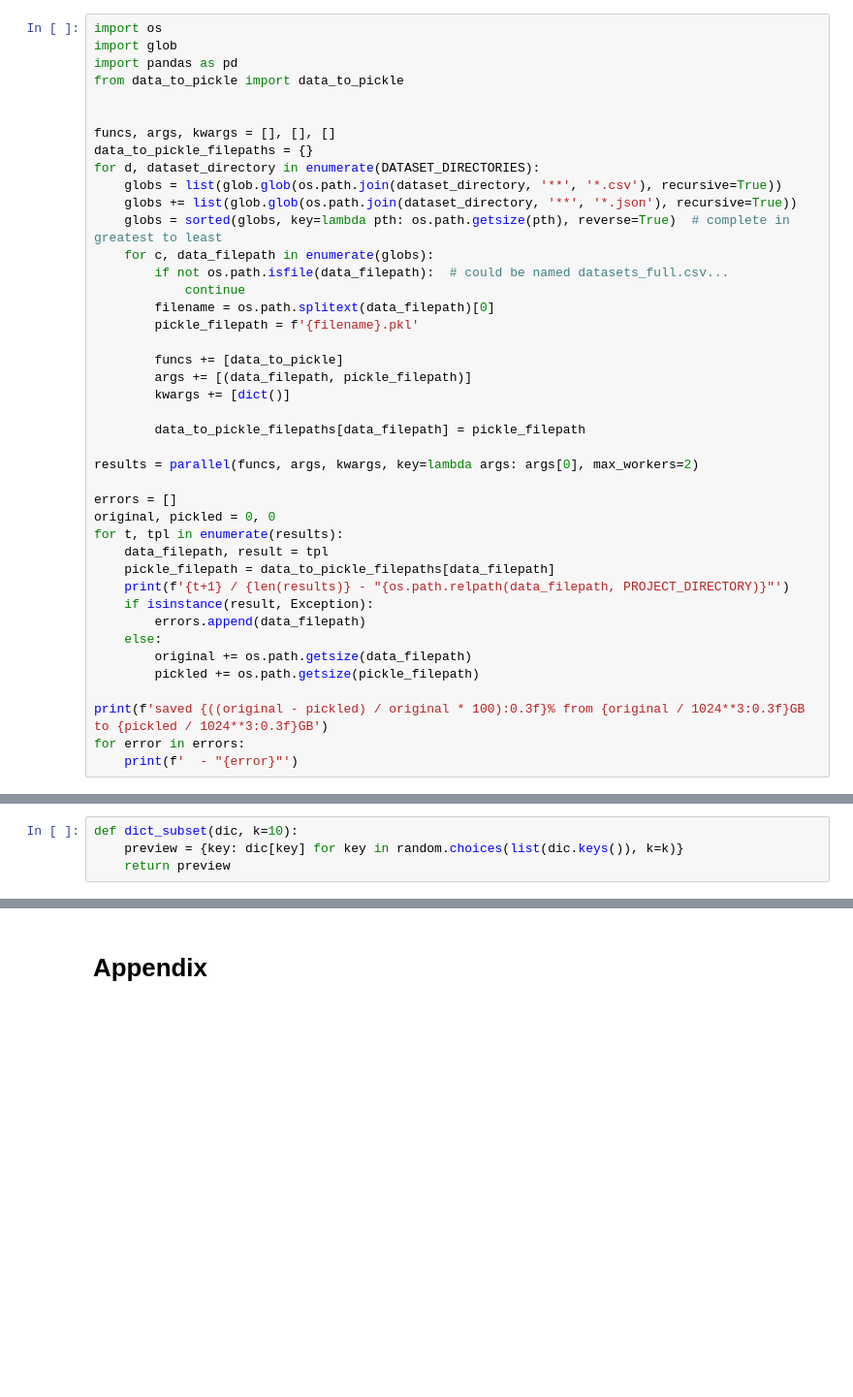
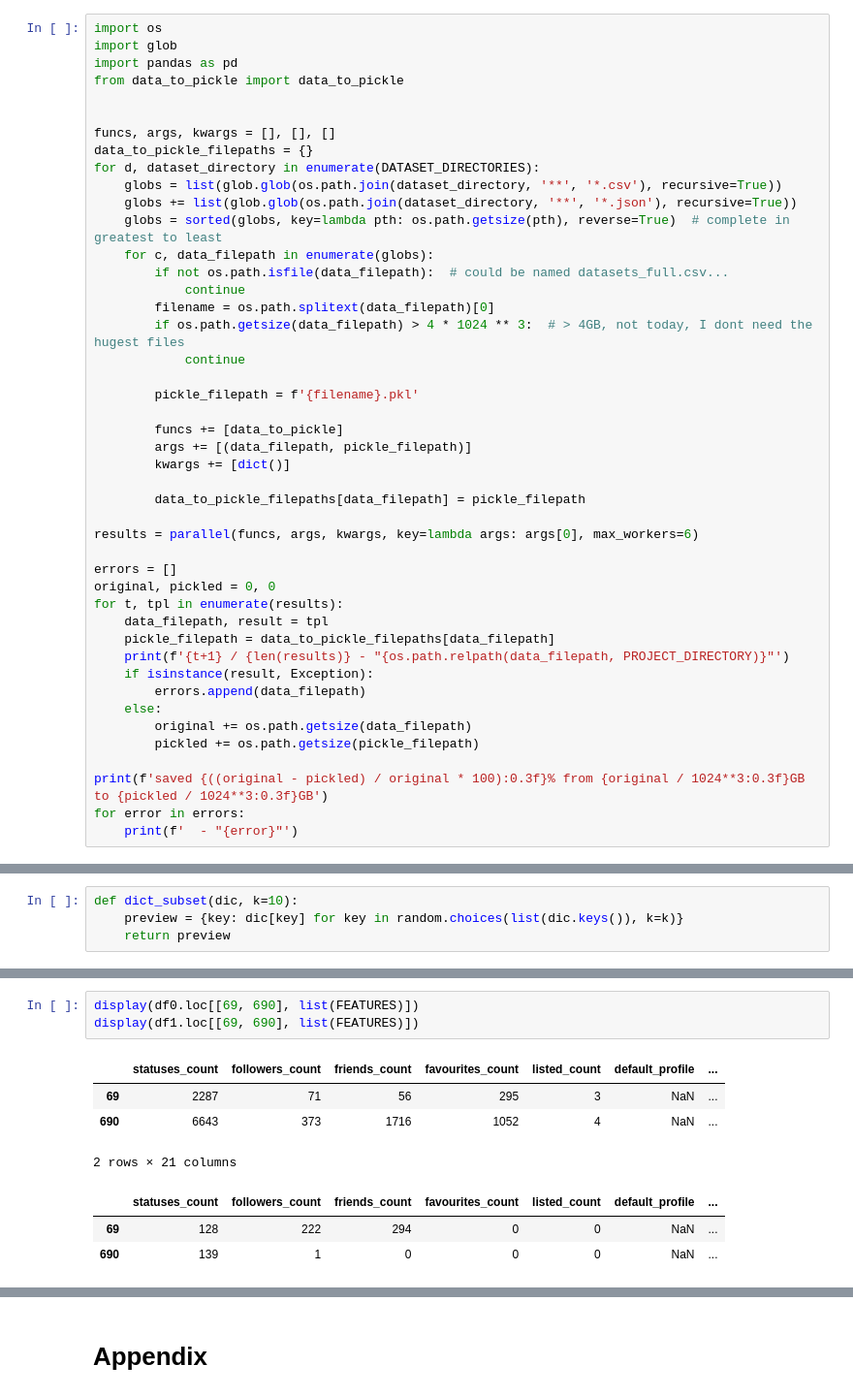
Before and after one commit to chrisbcarl/sjsu.CMPE-257.ml-social-bot-detection, a Jupyter notebook: src/project.ipynb, the cells around one changed output, grey strips where cells are left out. Shown at 97% size. Drawn from its saved outputs; the diff is of its cells as text; blank space fills up the shorter version.

```diff
--- a/src/project.ipynb
+++ b/src/project.ipynb
@@ -328,6 +335,9 @@ for d, dataset_directory in enumerate(DATASET_DIRECTORIES):
         if not os.path.isfile(data_filepath):  # could be named datasets_full.csv...
             continue
         filename = os.path.splitext(data_filepath)[0]
+        if os.path.getsize(data_filepath) > 4 * 1024 ** 3:  # > 4GB, not today, I dont need the hugest files
+            continue
+
         pickle_filepath = f'{filename}.pkl'
 
         funcs += [data_to_pickle]
@@ -336,7 +346,7 @@ for d, dataset_directory in enumerate(DATASET_DIRECTORIES):
 
         data_to_pickle_filepaths[data_filepath] = pickle_filepath
 
-results = parallel(funcs, args, kwargs, key=lambda args: args[0], max_workers=2)
+results = parallel(funcs, args, kwargs, key=lambda args: args[0], max_workers=6)
 
 errors = []
 original, pickled = 0, 0
@@ -592,0 +653,11 @@ TypeError: unsupported operand type(s) for /: 'str' and 'float'
+# %%
+display(df0.loc[[69, 690], list(FEATURES)])
+display(df1.loc[[69, 690], list(FEATURES)])
+# %% [output]
+|  | statuses_count | followers_count | friends_count | favourites_count | listed_count | default_profile | ... |
+| 69 | 2287 | 71 | 56 | 295 | 3 | NaN | ... |
+| 690 | 6643 | 373 | 1716 | 1052 | 4 | NaN | ... |
+2 rows × 21 columns
+|  | statuses_count | followers_count | friends_count | favourites_count | listed_count | default_profile | ... |
+| 69 | 128 | 222 | 294 | 0 | 0 | NaN | ... |
+| 690 | 139 | 1 | 0 | 0 | 0 | NaN | ... |
```
Also changed, not shown: parts of 10 cells of this notebook, 1 other file.
